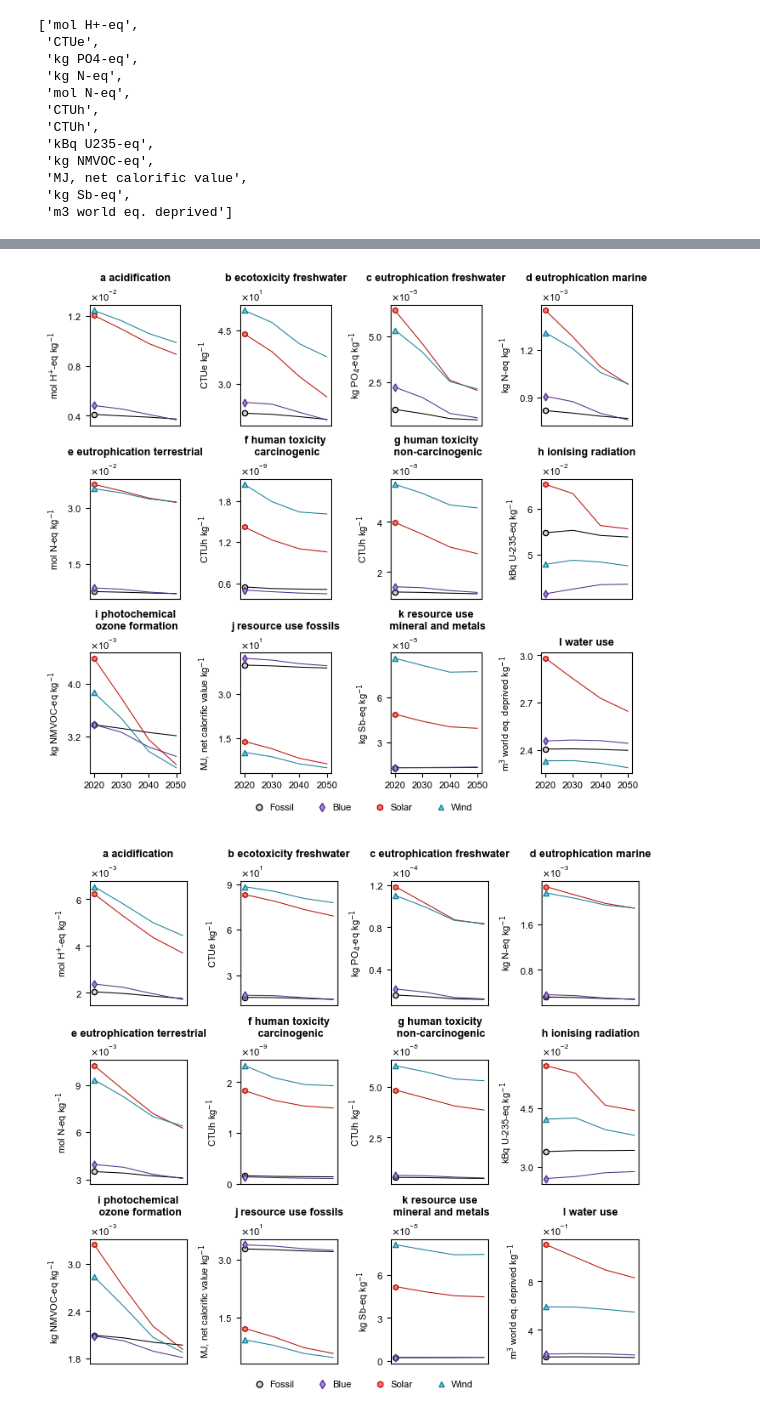
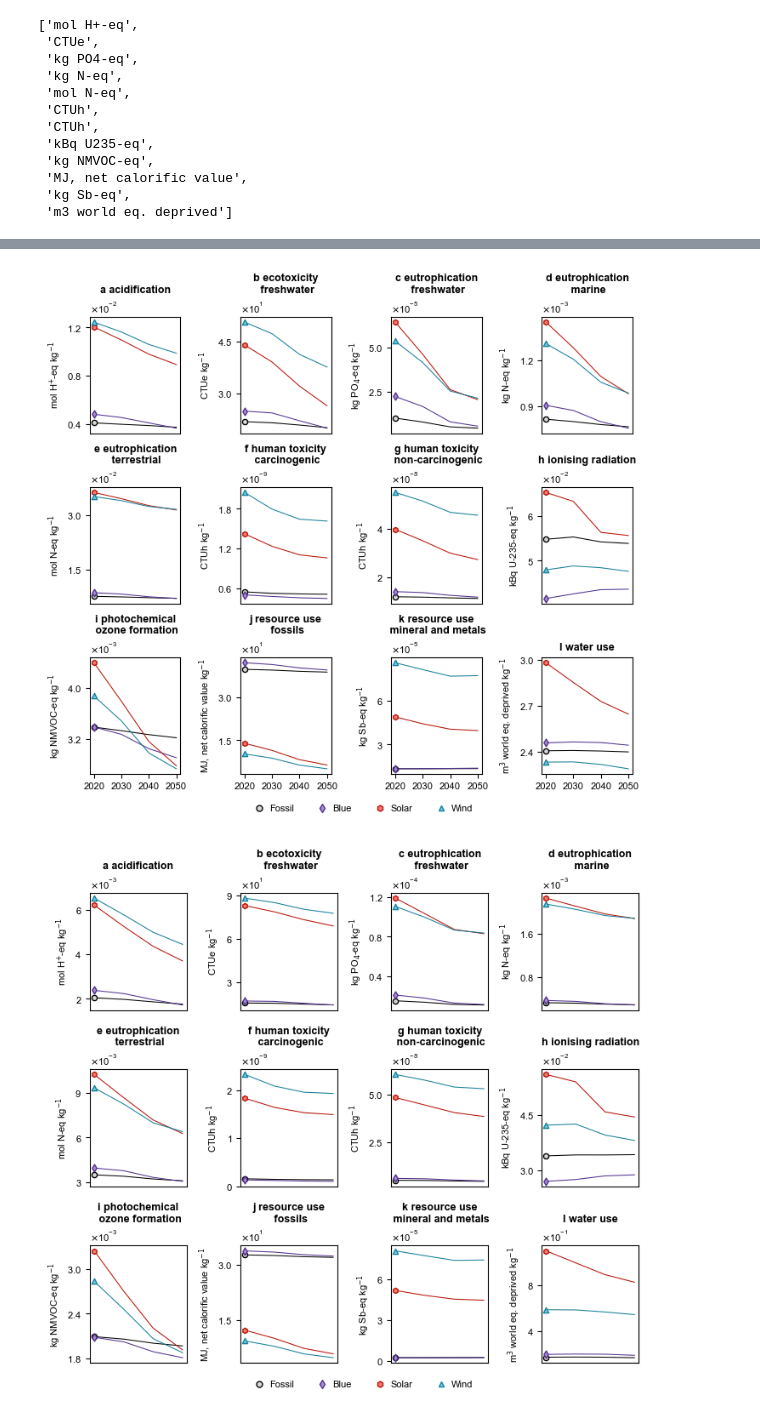
Before and after one commit to abhix2704/Prospective-LCA, a Jupyter notebook: Code/burdenShiftingMainPlots.ipynb, the cells around one changed output, grey strips where cells are left out. Saved outputs shown, nothing was run; the diff lists cells and outputs as text; code cells hidden in the pictures.

```diff
--- a/Code/burdenShiftingMainPlots.ipynb
+++ b/Code/burdenShiftingMainPlots.ipynb
@@ -816,6 +816,16 @@ for i in range(0, len(impactCategories)):
 
 
     ax[i // 4, i % 4].set_title(alphabets[i] + impactCategories[i], fontweight = 'bold', fontsize = fontsize_title)
+    if impactCategories[i] == 'ecotoxicity freshwater':
+        ax[i // 4, i % 4].set_title(alphabets[i] + 'ecotoxicity\n freshwater', fontweight = 'bold', fontsize = fontsize_title)
+    if impactCategories[i] == 'eutrophication freshwater':
+        ax[i // 4, i % 4].set_title(alphabets[i] + 'eutrophication\n freshwater', fontweight = 'bold', fontsize = fontsize_title)
+    if impactCategories[i] == 'eutrophication marine':
+        ax[i // 4, i % 4].set_title(alphabets[i] + 'eutrophication\n marine', fontweight = 'bold', fontsize = fontsize_title)
+    if impactCategories[i] == 'eutrophication terrestrial':
+        ax[i // 4, i % 4].set_title(alphabets[i] + 'eutrophication\n terrestrial', fontweight = 'bold', fontsize = fontsize_title)
+    if impactCategories[i] == 'resource use fossils':
+        ax[i // 4, i % 4].set_title(alphabets[i] + 'resource use\n fossils', fontweight = 'bold', fontsize = fontsize_title)
     if impactCategories[i] == 'human toxicity carcinogenic':
         ax[i // 4, i % 4].set_title(alphabets[i] + 'human toxicity\n carcinogenic', fontweight = 'bold', fontsize = fontsize_title)
     if impactCategories[i] == 'human toxicity non-carcinogenic':
@@ -890,6 +900,16 @@ for i in range(0, len(impactCategories)):
 
 
     ax[i // 4, i % 4].set_title(alphabets[i] + impactCategories[i], fontweight = 'bold', fontsize = fontsize_title)
+    if impactCategories[i] == 'ecotoxicity freshwater':
+        ax[i // 4, i % 4].set_title(alphabets[i] + 'ecotoxicity\n freshwater', fontweight = 'bold', fontsize = fontsize_title)
+    if impactCategories[i] == 'eutrophication freshwater':
+        ax[i // 4, i % 4].set_title(alphabets[i] + 'eutrophication\n freshwater', fontweight = 'bold', fontsize = fontsize_title)
+    if impactCategories[i] == 'eutrophication marine':
+        ax[i // 4, i % 4].set_title(alphabets[i] + 'eutrophication\n marine', fontweight = 'bold', fontsize = fontsize_title)
+    if impactCategories[i] == 'eutrophication terrestrial':
+        ax[i // 4, i % 4].set_title(alphabets[i] + 'eutrophication\n terrestrial', fontweight = 'bold', fontsize = fontsize_title)
+    if impactCategories[i] == 'resource use fossils':
+        ax[i // 4, i % 4].set_title(alphabets[i] + 'resource use\n fossils', fontweight = 'bold', fontsize = fontsize_title)
     if impactCategories[i] == 'human toxicity carcinogenic':
         ax[i // 4, i % 4].set_title(alphabets[i] + 'human toxicity\n carcinogenic', fontweight = 'bold', fontsize = fontsize_title)
     if impactCategories[i] == 'human toxicity non-carcinogenic':
@@ -930,7 +950,7 @@ plotPathSVG = os.path.join('..', 'Plots', 'Phase 2', 'Burden shifting', 'Ammonia
 plt.savefig(plotPathPNG, dpi = 600, format = 'png', bbox_inches = 'tight', facecolor = 'w')
 plt.savefig(plotPathSVG, dpi = 600, format = 'svg', bbox_inches = 'tight', facecolor = 'w')
 # %% [output]
-[figure, old version]
+[figure, new version]
 # %%
 fig, ax = plt.subplots(3, 4, figsize = (fig_length[2], fig_height*0.65))
 
@@ -964,6 +984,16 @@ for i in range(0, len(impactCategories)):
 
 
     ax[i // 4, i % 4].set_title(alphabets[i] + impactCategories[i], fontweight = 'bold', fontsize = fontsize_title)
+    if impactCategories[i] == 'ecotoxicity freshwater':
+        ax[i // 4, i % 4].set_title(alphabets[i] + 'ecotoxicity\n freshwater', fontweight = 'bold', fontsize = fontsize_title)
+    if impactCategories[i] == 'eutrophication freshwater':
+        ax[i // 4, i % 4].set_title(alphabets[i] + 'eutrophication\n freshwater', fontweight = 'bold', fontsize = fontsize_title)
+    if impactCategories[i] == 'eutrophication marine':
+        ax[i // 4, i % 4].set_title(alphabets[i] + 'eutrophication\n marine', fontweight = 'bold', fontsize = fontsize_title)
+    if impactCategories[i] == 'eutrophication terrestrial':
+        ax[i // 4, i % 4].set_title(alphabets[i] + 'eutrophication\n terrestrial', fontweight = 'bold', fontsize = fontsize_title)
+    if impactCategories[i] == 'resource use fossils':
+        ax[i // 4, i % 4].set_title(alphabets[i] + 'resource use\n fossils', fontweight = 'bold', fontsize = fontsize_title)
     if impactCategories[i] == 'human toxicity carcinogenic':
         ax[i // 4, i % 4].set_title(alphabets[i] + 'human toxicity\n carcinogenic', fontweight = 'bold', fontsize = fontsize_title)
     if impactCategories[i] == 'human toxicity non-carcinogenic':
@@ -977,31 +1007,31 @@ for i in range(0, len(impactCategories)):
     ax[i // 4, i % 4].set_ylabel(units[i])
     ax[i // 4, i % 4].yaxis.set_major_formatter(ticker.ScalarFormatter(useMathText = True))
     ax[i // 4, i % 4].ticklabel_format(axis = 'y', style = 'sci', scilimits = (0, 0))
 
 for i in range(0, 4):
     for j in range(0, 4):
         if i < 3:
             ax[i, j].set_xticks([])
 
 legend_elements2 = [Line2D([0], [0], marker = 'o', color = "none",
                                              markerfacecolor ='#d8d8d8', markeredgecolor = "black",
                                              label = 'Fossil', markersize = 5),
                    Line2D([0], [0], marker = 'd', color = "none",
                                              markerfacecolor ='#A78DD8', markeredgecolor = "#52318E",
                                              label = 'Blue', markersize = 5),
                    Line2D([0], [0], marker = 'h', color = "none",
                                              markerfacecolor ='#FB7B71', markeredgecolor = "#B71205",
                                              label = 'Solar', markersize = 5),
                    Line2D([0], [0], marker = '^', color = "none",
                                              markerfacecolor ='#6DD2EA', markeredgecolor = "#167F99",
                                              label = 'Wind', markersize = 5),]
 
 legend1 = fig.legend(handles = legend_elements2, frameon = False, loc = "upper center", ncol = 4,
           prop={"size":8}, bbox_to_anchor=(0.53, 0.01), handletextpad = 0.1)
 
 plotPathPNG = os.path.join('..', 'Plots', 'Phase 2', 'Burden shifting', 'Methanol all absolute image SSP2 GLO.png')
 plotPathSVG = os.path.join('..', 'Plots', 'Phase 2', 'Burden shifting', 'Methanol all absolute image SSP2 GLO.svg')
 plt.savefig(plotPathPNG, dpi = 600, format = 'png', bbox_inches = 'tight', facecolor = 'w')
 plt.savefig(plotPathSVG, dpi = 600, format = 'svg', bbox_inches = 'tight', facecolor = 'w')
 # %% [output]
-[figure, old version]
+[figure, new version]
```
Also changed, not shown: parts of 1 cell of this notebook, 10 other files.
